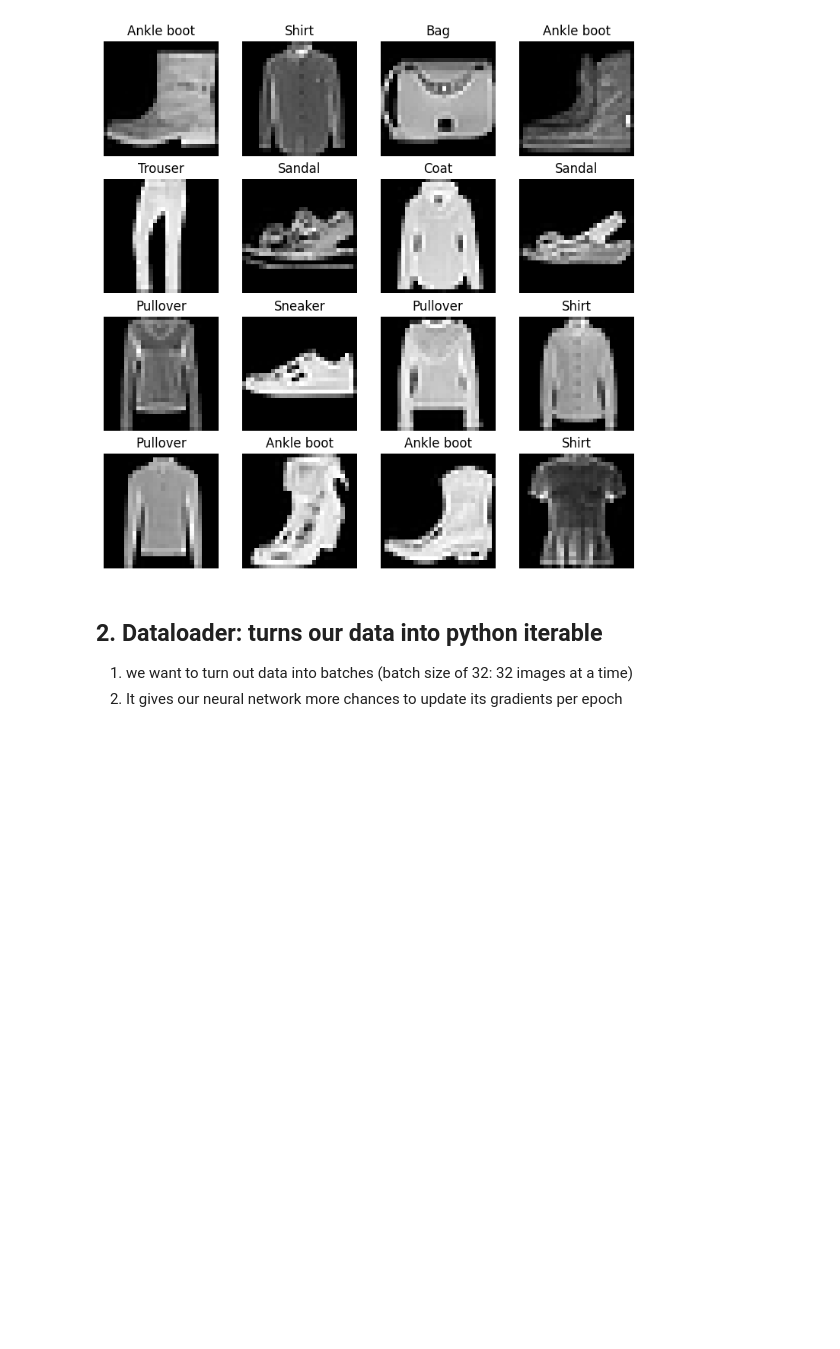
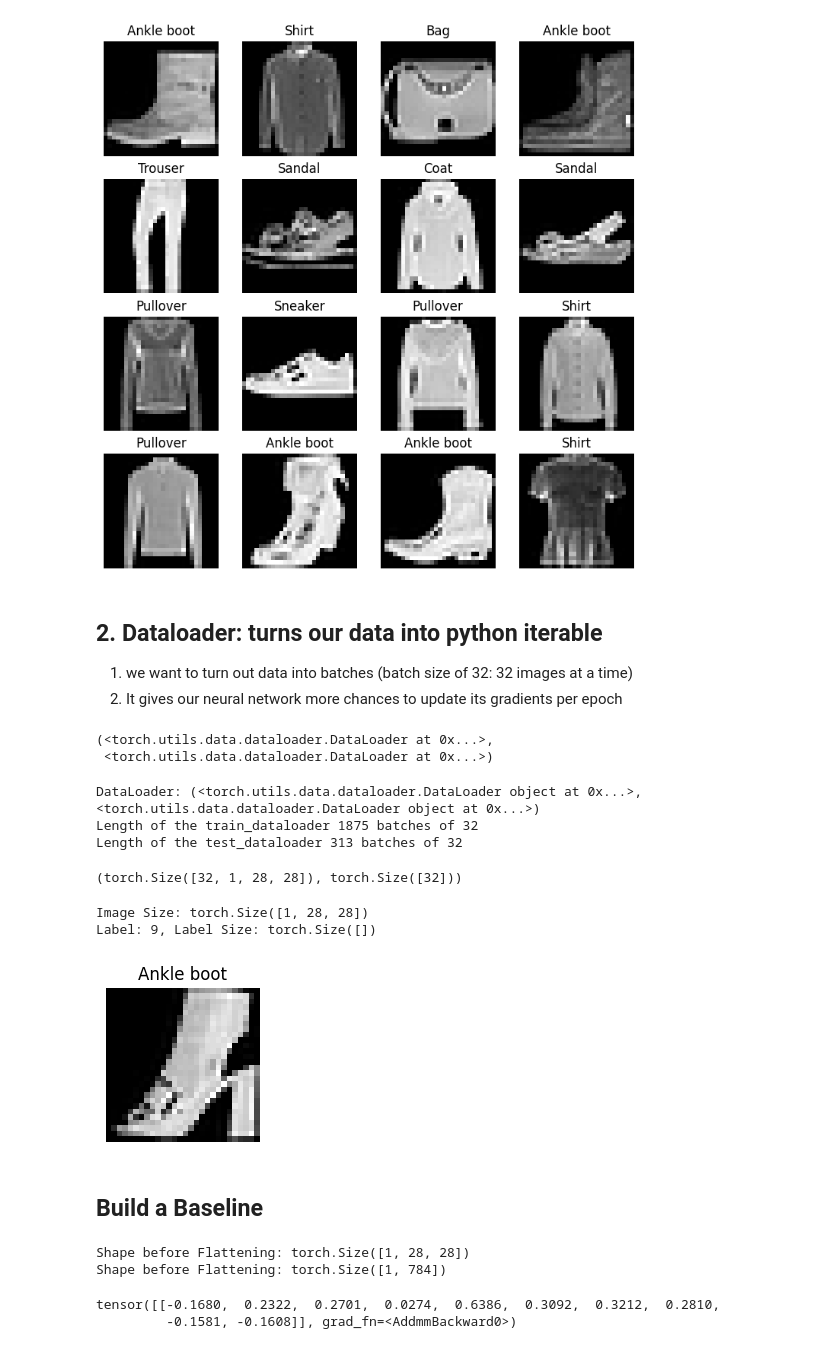
Before and after one commit to daniellee6925/PyTorch_for_DeepLearning, a Jupyter notebook: computer_vision.ipynb, the cells around one changed output. Drawn from its saved outputs; the diff is of its cells as text; code cells hidden in the pictures; blank space fills up the shorter version.

```diff
--- a/computer_vision.ipynb
+++ b/computer_vision.ipynb
@@ -107,3 +107,62 @@ for i in range(1, rows*cols + 1):
 ## 2. Dataloader: turns our data into python iterable
 1. we want to turn out data into batches (batch size of 32: 32 images at a time)
 2. It gives our neural network more chances to update its gradients per epoch
+# %%
+from torch.utils.data import DataLoader
+#set Batch Size
+BATCH_SIZE =32
+train_dataloader = DataLoader(dataset = train_data,
+                              batch_size= BATCH_SIZE,
+                              shuffle=True )
+test_dataloader = DataLoader(dataset = test_data,
+                             batch_size= BATCH_SIZE,
+                             shuffle= False)
+
+train_dataloader, test_dataloader
+# %% [output]
+(<torch.utils.data.dataloader.DataLoader at 0x...>,
+ <torch.utils.data.dataloader.DataLoader at 0x...>)
+# %%
+print(f'DataLoader: {train_dataloader, test_dataloader}')
+print(f'Length of the train_dataloader {len(train_dataloader)} batches of {BATCH_SIZE}')
+print(f'Length of the test_dataloader {len(test_dataloader)} batches of {BATCH_SIZE}')
+# %% [output]
+DataLoader: (<torch.utils.data.dataloader.DataLoader object at 0x...>, <torch.utils.data.dataloader.DataLoader object at 0x...>)
+Length of the train_dataloader 1875 batches of 32
+Length of the test_dataloader 313 batches of 32
+# %%
+train_features_batch, train_labels_batch = next(iter(train_dataloader))
+train_features_batch.shape, train_labels_batch.shape
+# %% [output]
+(torch.Size([32, 1, 28, 28]), torch.Size([32]))
+# %%
+torch.manual_seed(42)
+random_idx = torch.randint(0, len(train_features_batch), size=[1]).item()
+img, label = train_features_batch[random_idx], train_labels_batch[random_idx]
+plt.figure(figsize=(2,2))
+plt.imshow(img.squeeze(), cmap= 'grey')
+plt.title(class_names[label])
+plt.axis(False)
+print(f"Image Size: {img.shape}")
+print(f"Label: {label}, Label Size: {label.shape}")
+# %% [output]
+Image Size: torch.Size([1, 28, 28])
+Label: 9, Label Size: torch.Size([])
+[figure, added]
+# %% [markdown]
+## Build a Baseline
+# %%
+#create a flatten layer
+flatten_model = nn.Flatten()
+
+#get a single sample
+x = train_features_batch[0]
+
+#flatten
+output = flatten_model(x)
+
+print(f"Shape before Flattening: {x.shape}")
+print(f"Shape before Flattening: {output.shape}")
+# %% [output]
+Shape before Flattening: torch.Size([1, 28, 28])
+Shape before Flattening: torch.Size([1, 784])
@@ -109,0 +186,6 @@ for i in range(1, rows*cols + 1):
+# %%
+dummy_x = torch.rand([1, 1, 28, 28])
+model_0(dummy_x)
+# %% [output]
+tensor([[-0.1680,  0.2322,  0.2701,  0.0274,  0.6386,  0.3092,  0.3212,  0.2810,
+         -0.1581, -0.1608]], grad_fn=<AddmmBackward0>)
```
Also changed, not shown: parts of 20 cells of this notebook.
